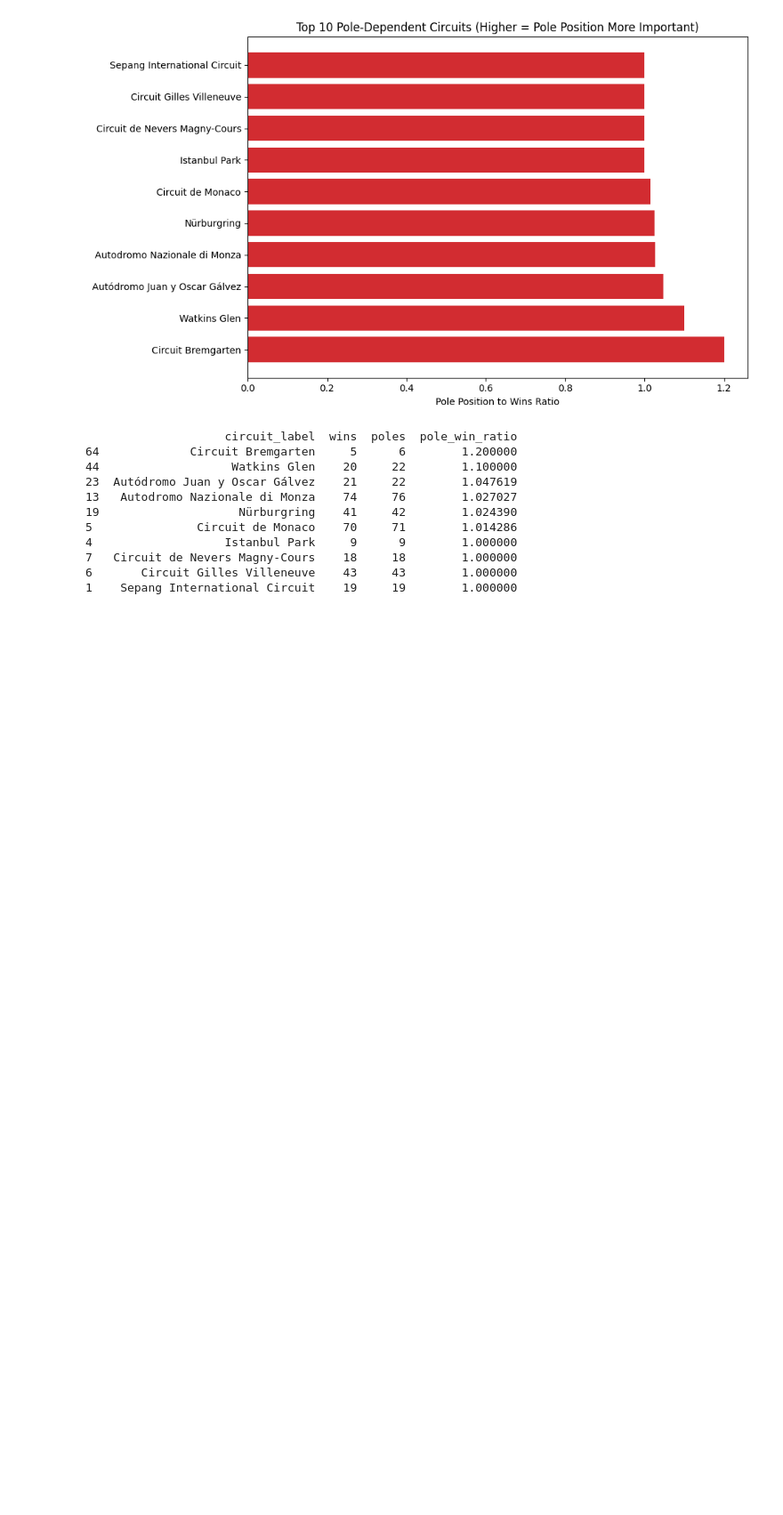
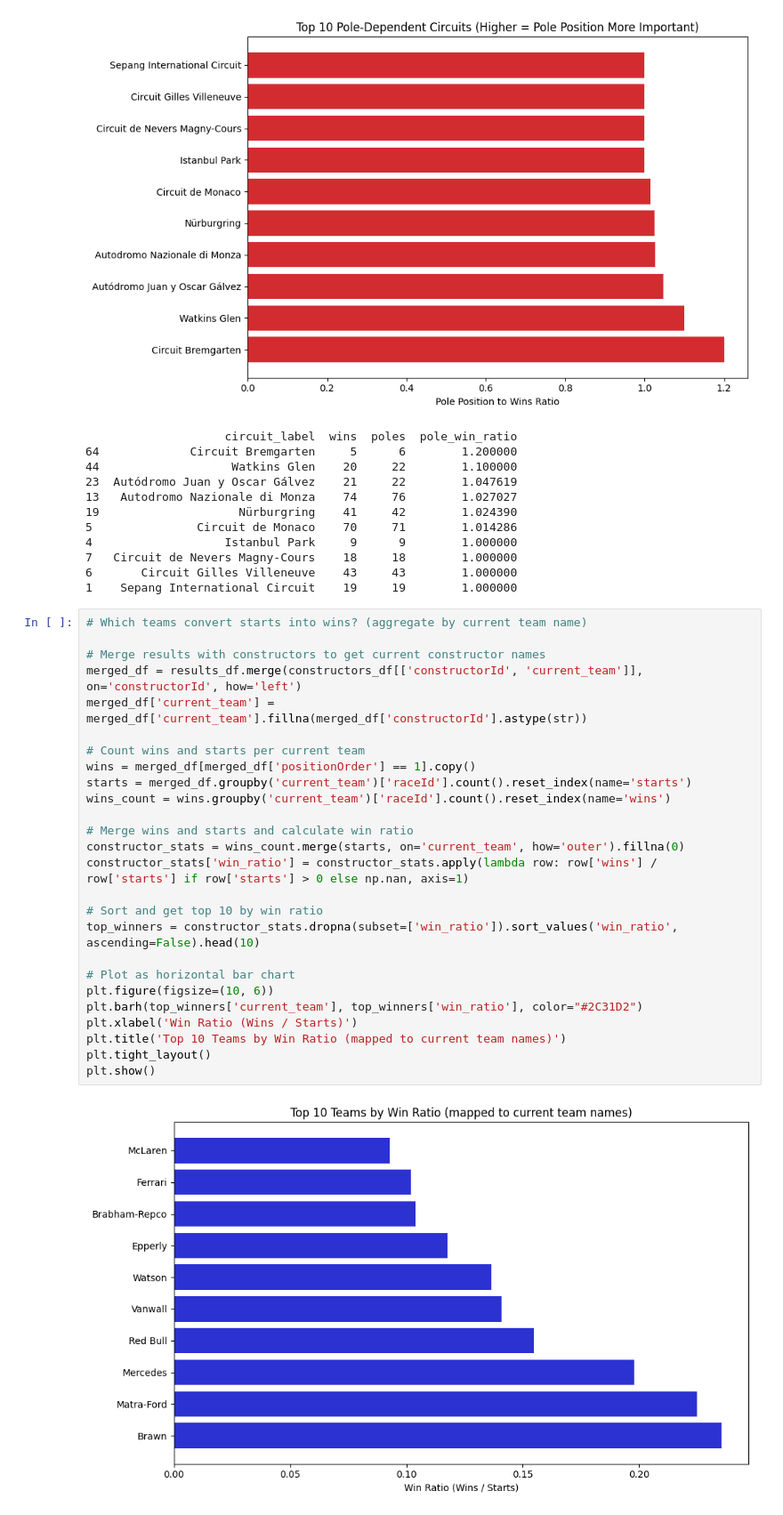
Before and after one commit to aditi-n-kumar/EDA-Case-Studies, a Jupyter notebook: F1-What-Wins-Races-EDA/F1-What-Wins-Races.ipynb, the cells around one changed output. Shown: that part at 89% size. Cells and saved outputs as stored; diff of their text form; blank space fills up the shorter version.

```diff
--- a/F1-What-Wins-Races-EDA/F1-What-Wins-Races.ipynb
+++ b/F1-What-Wins-Races-EDA/F1-What-Wins-Races.ipynb
@@ -318,3 +363,31 @@ print(top_pole_dependent[['circuit_label', 'wins', 'poles', 'pole_win_ratio']])
 7   Circuit de Nevers Magny-Cours    18     18        1.000000
 6       Circuit Gilles Villeneuve    43     43        1.000000
 1    Sepang International Circuit    19     19        1.000000
+# %%
+# Which teams convert starts into wins? (aggregate by current team name)
+
+# Merge results with constructors to get current constructor names
+merged_df = results_df.merge(constructors_df[['constructorId', 'current_team']], on='constructorId', how='left')
+merged_df['current_team'] = merged_df['current_team'].fillna(merged_df['constructorId'].astype(str))
+
+# Count wins and starts per current team
+wins = merged_df[merged_df['positionOrder'] == 1].copy()
+starts = merged_df.groupby('current_team')['raceId'].count().reset_index(name='starts')
+wins_count = wins.groupby('current_team')['raceId'].count().reset_index(name='wins')
+
+# Merge wins and starts and calculate win ratio
+constructor_stats = wins_count.merge(starts, on='current_team', how='outer').fillna(0)
+constructor_stats['win_ratio'] = constructor_stats.apply(lambda row: row['wins'] / row['starts'] if row['starts'] > 0 else np.nan, axis=1)
+
+# Sort and get top 10 by win ratio
+top_winners = constructor_stats.dropna(subset=['win_ratio']).sort_values('win_ratio', ascending=False).head(10)
+
+# Plot as horizontal bar chart
+plt.figure(figsize=(10, 6))
+plt.barh(top_winners['current_team'], top_winners['win_ratio'], color="#2C31D2")
+plt.xlabel('Win Ratio (Wins / Starts)')
+plt.title('Top 10 Teams by Win Ratio (mapped to current team names)')
+plt.tight_layout()
+plt.show()
+# %% [output]
+[figure, added]
```
Also changed, not shown: parts of 3 cells of this notebook.
